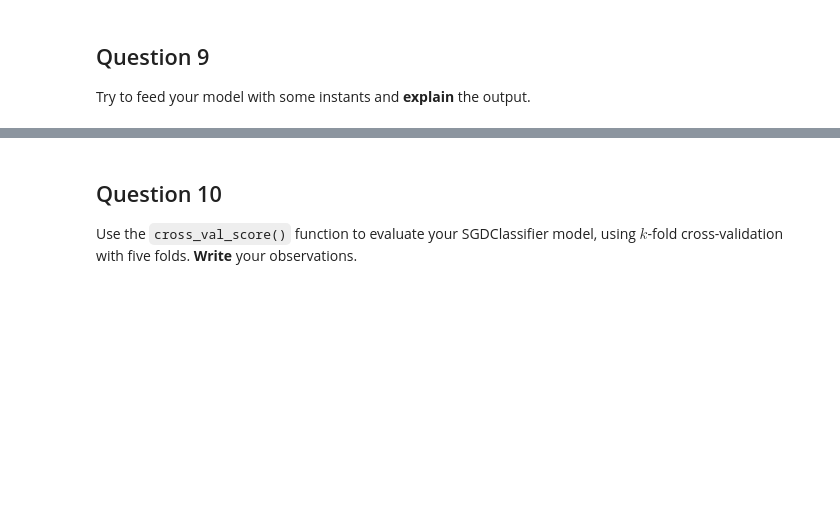
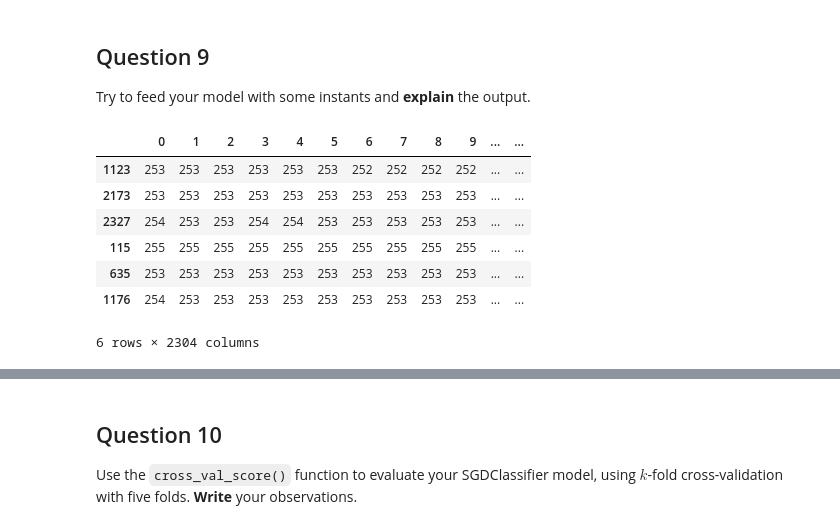
Before and after one commit to RochX/comp486-assignments, a Jupyter notebook: assignment3/assignment3.ipynb, the cells around one changed output, grey strips where cells are left out. Drawn from its saved outputs; the diff is of its cells as text; code cells hidden in the pictures; blank space fills up the shorter version.

```diff
--- a/assignment3/assignment3.ipynb
+++ b/assignment3/assignment3.ipynb
@@ -219,3 +233,14 @@ Train a binary classifier (a stochastic gradient descent (SGD)), to distinguish
 # %% [markdown]
 ## Question 9
 Try to feed your model with some instants and **explain** the output.
+# %%
+rpsPredictors[:6]
+# %% [output]
+|  | 0 | 1 | 2 | 3 | 4 | 5 | 6 | 7 | 8 | 9 | ... | ... |
+| 1123 | 253 | 253 | 253 | 253 | 253 | 253 | 252 | 252 | 252 | 252 | ... | ... |
+| 2173 | 253 | 253 | 253 | 253 | 253 | 253 | 253 | 253 | 253 | 253 | ... | ... |
+| 2327 | 254 | 253 | 253 | 254 | 254 | 253 | 253 | 253 | 253 | 253 | ... | ... |
+| 115 | 255 | 255 | 255 | 255 | 255 | 255 | 255 | 255 | 255 | 255 | ... | ... |
+| 635 | 253 | 253 | 253 | 253 | 253 | 253 | 253 | 253 | 253 | 253 | ... | ... |
+| 1176 | 254 | 253 | 253 | 253 | 253 | 253 | 253 | 253 | 253 | 253 | ... | ... |
+6 rows × 2304 columns
```
Also changed, not shown: parts of 12 cells of this notebook.
